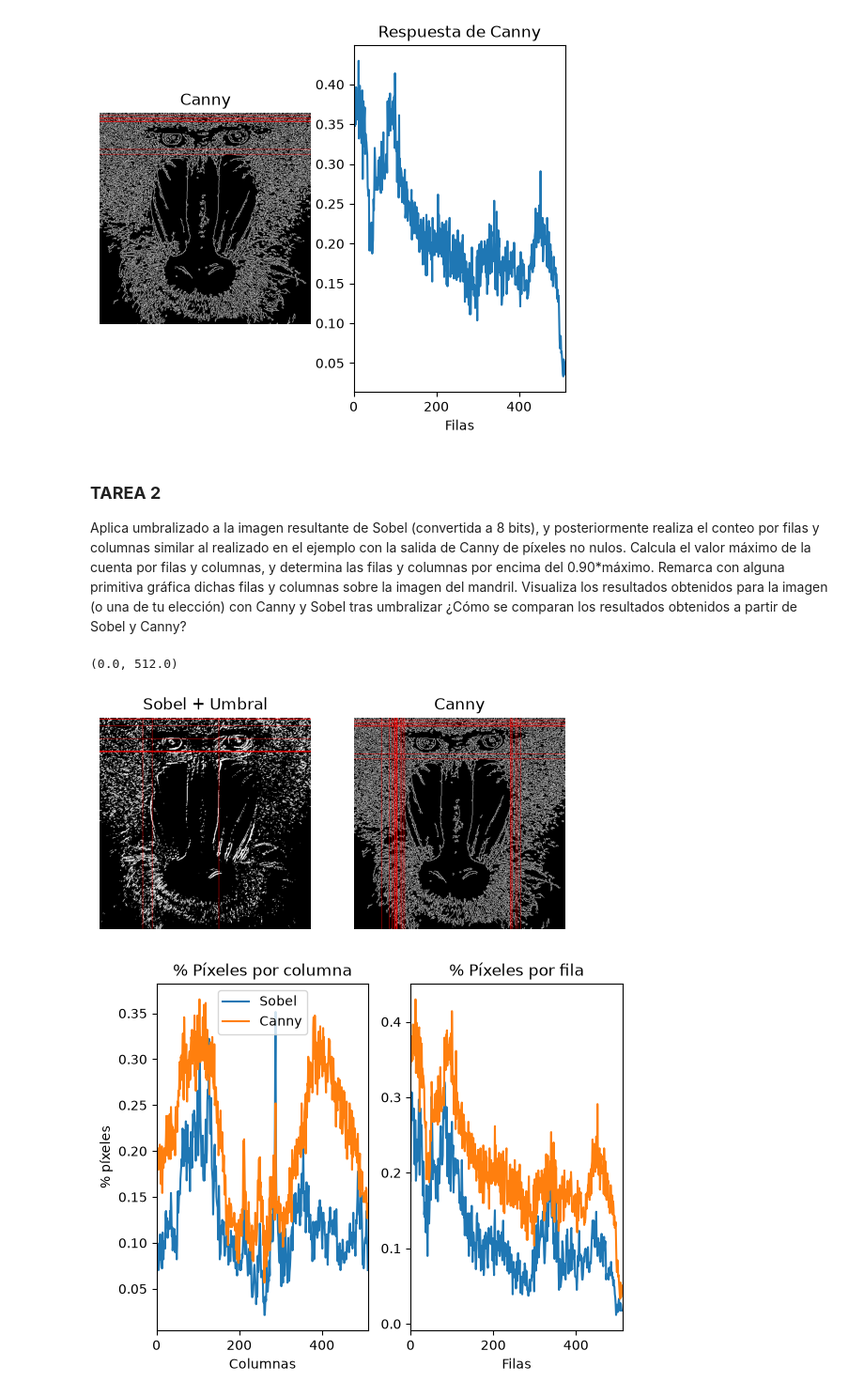
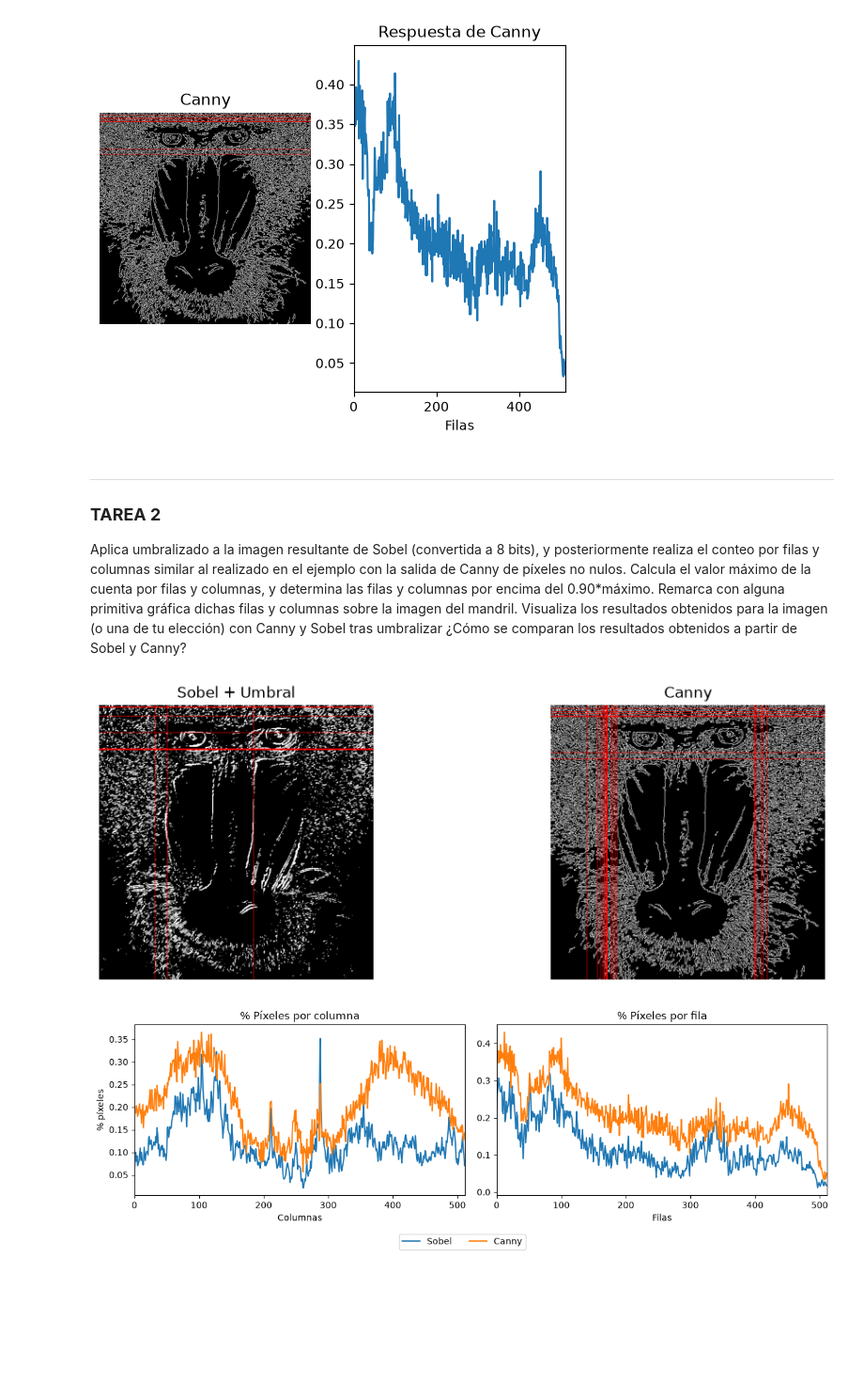
Before and after one commit to jesus-tdd/vc_P2, a Jupyter notebook: VC_P2.ipynb, the cells around one changed output. Shown at 94% size. Drawn from its saved outputs; the diff is of its cells as text; code cells hidden in the pictures; blank space fills up the shorter version.

```diff
--- a/VC_P2.ipynb
+++ b/VC_P2.ipynb
@@ -56,6 +58,8 @@ plt.xlim([0, canny.shape[0]])
 (0.0, 512.0)
 [figure]
 # %% [markdown]
+---
+
 ### **TAREA 2**
 Aplica umbralizado a la imagen resultante de Sobel (convertida a 8 bits), y posteriormente realiza el conteo por filas y columnas similar al realizado en el ejemplo con la salida de Canny de píxeles no nulos. Calcula el valor máximo de la cuenta por filas y columnas, y determina las filas y columnas por encima del 0.90*máximo. Remarca con alguna primitiva gráfica dichas filas y columnas sobre la imagen del mandril. Visualiza los resultados obtenidos para la imagen (o una de tu elección) con Canny y Sobel tras umbralizar ¿Cómo se comparan los resultados obtenidos a partir de Sobel y Canny?
 # %%
@@ -99,39 +103,38 @@ for x in highlight:
 # ===============================================================
 
 
-plt.figure()
+plt.figure(figsize=(12, 4))
 plt.subplot(1, 2, 1)
 plt.axis("off")
 plt.title("Sobel + Umbral")
 plt.imshow(sobel_rgb)
 
 plt.subplot(1, 2, 2)
 plt.axis("off")
 plt.title("Canny")
 plt.imshow(canny_rgb)
 
-plt.figure()
+plt.figure(figsize=(12, 4))
 plt.subplot(1, 2, 1)
 plt.title("% Píxeles por columna")
 plt.xlabel("Columnas")
 plt.ylabel("% píxeles")
 plt.plot(cols_sobel, label="Sobel")
 plt.plot(cols, label="Canny")
 plt.xlim([0, sobel_thresh.shape[1]])
 
 plt.subplot(1, 2, 2)
 plt.title("% Píxeles por fila")
 plt.xlabel("Filas")
 plt.ylabel("")
-plt.plot(rows_sobel)
-plt.plot(rows)
+plt.plot(rows_sobel, label="Sobel")
+plt.plot(rows, label="Canny")
 plt.xlim([0, sobel_thresh.shape[0]])
 
 handles, labels = plt.gca().get_legend_handles_labels()
 plt.figlegend(handles, labels, loc="lower center", ncol=2)
 plt.tight_layout(rect=[0, 0.08, 1, 1])   # deja hueco abajo para la leyenda
 plt.show()
 # %% [output]
-(0.0, 512.0)
-[figure, old version]
+[figure, new version]
-[figure, old version]
+[figure, new version]
```
Also changed, not shown: parts of 11 cells of this notebook.
